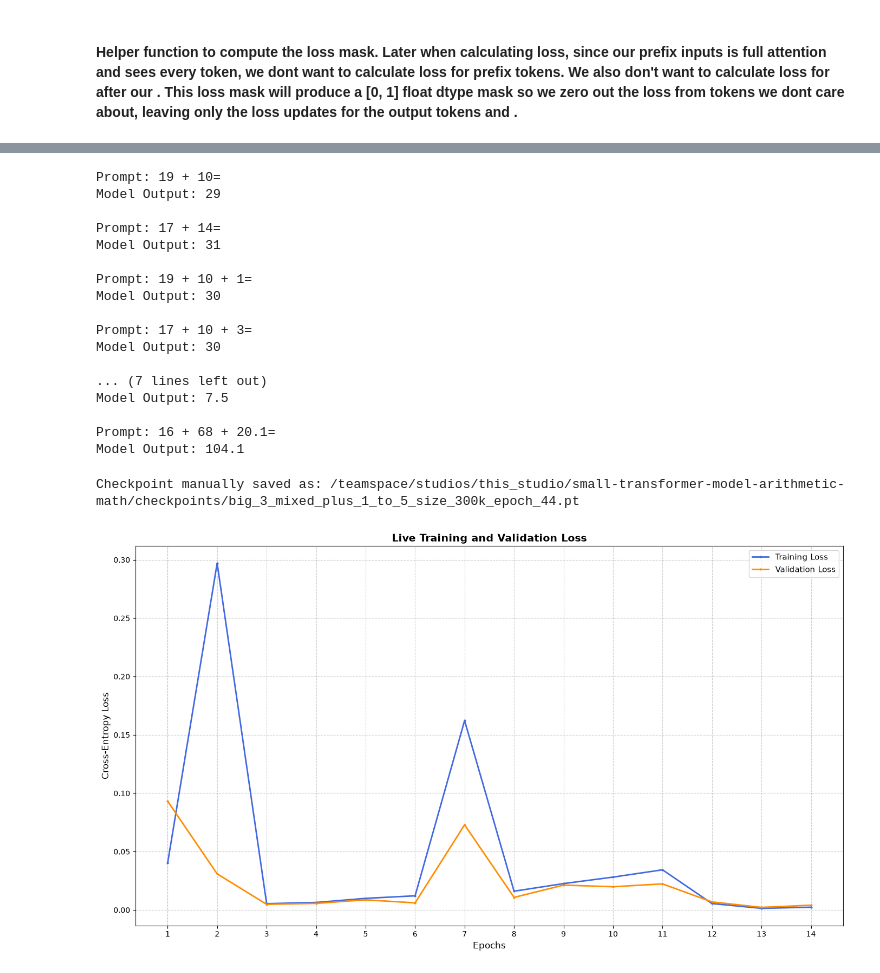
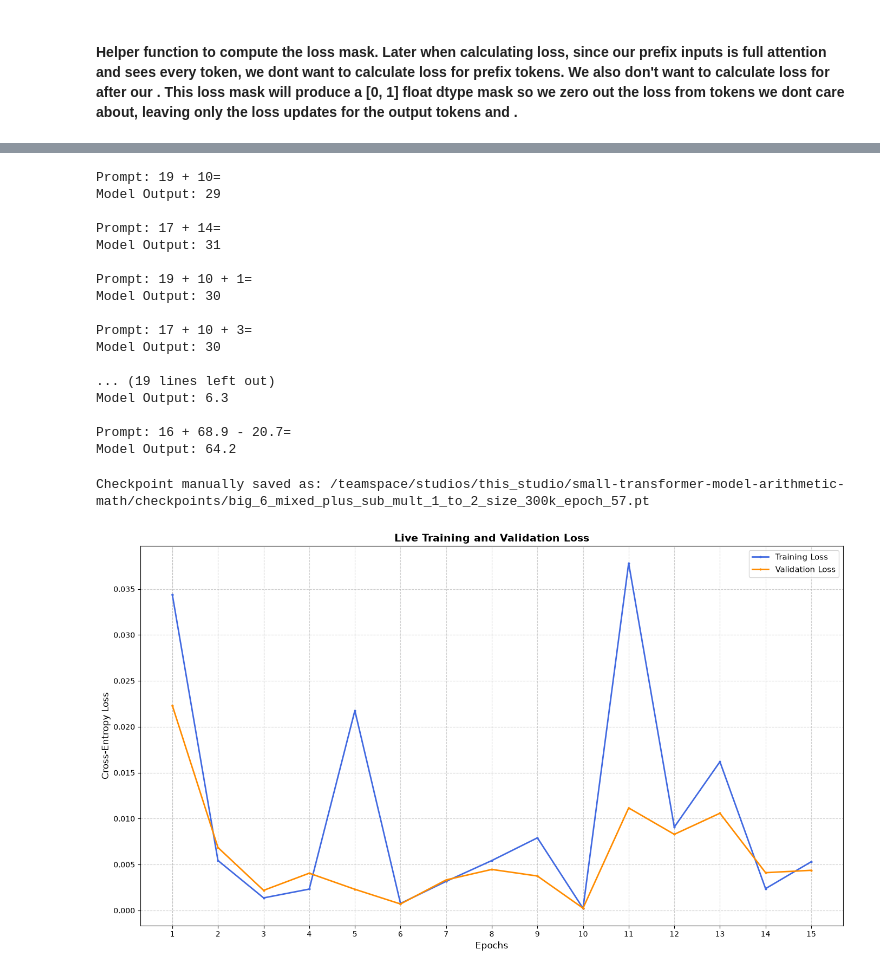
Before and after one commit to he-man-david/small-transformer-model-arithmetic-math, a Jupyter notebook: training-script.ipynb, the cells around one changed output, grey strips where cells are left out. Drawn from its saved outputs; the diff is of its cells as text; code cells hidden in the pictures.

Commit message:
making new dataset, * smaller % of mix

```diff
--- a/training-script.ipynb
+++ b/training-script.ipynb
@@ -418,6 +420,11 @@ ask_transformer("19.2 + 6.8")
 ask_transformer("17 + 10.5")
 ask_transformer("5.5 + 1.8 + 0.2")
 ask_transformer("16 + 68 + 20.1")
+
+ask_transformer("19.8 - 6.8")
+ask_transformer("17 - 10.5")
+ask_transformer("5.5 + 1 - 0.2")
+ask_transformer("16 + 68.9 - 20.7")
 # %% [output]
 Prompt: 19 + 10=
 Model Output: 29
@@ -431,26 +438,26 @@ Model Output: 30
 Prompt: 17 + 10 + 3=
 Model Output: 30
 
-... (7 lines left out)
-Model Output: 7.5
+... (19 lines left out)
+Model Output: 6.3
 
-Prompt: 16 + 68 + 20.1=
-Model Output: 104.1
+Prompt: 16 + 68.9 - 20.7=
+Model Output: 64.2
 # %%
 # Saving the checkpoint
 
 save_checkpoint(
-    checkpoint_name="big_3_mixed_plus_1_to_5_size_300k_epoch_44.pt",
+    checkpoint_name="big_6_mixed_plus_sub_mult_1_to_2_size_300k_epoch_57.pt",
     model=model,
     optimizer=optimizer,
     train_history=train_loss_history,
     val_history=val_loss_history
 )
 # %% [output]
-Checkpoint manually saved as: /teamspace/studios/this_studio/small-transformer-model-arithmetic-math/checkpoints/big_3_mixed_plus_1_to_5_size_300k_epoch_44.pt
+Checkpoint manually saved as: /teamspace/studios/this_studio/small-transformer-model-arithmetic-math/checkpoints/big_6_mixed_plus_sub_mult_1_to_2_size_300k_epoch_57.pt
 # %%
-recent_train_loss = train_loss_history[30:]
-recent_val_loss = val_loss_history[30:]
+recent_train_loss = train_loss_history[40:]
+recent_val_loss = val_loss_history[40:]
 plot_live_loss(recent_train_loss, recent_val_loss, len(train_loss_history), len(train_loss_history))
 # %% [output]
-[figure, old version]
+[figure, new version]
```
Also changed, not shown: parts of 6 cells of this notebook, 2 other files.
